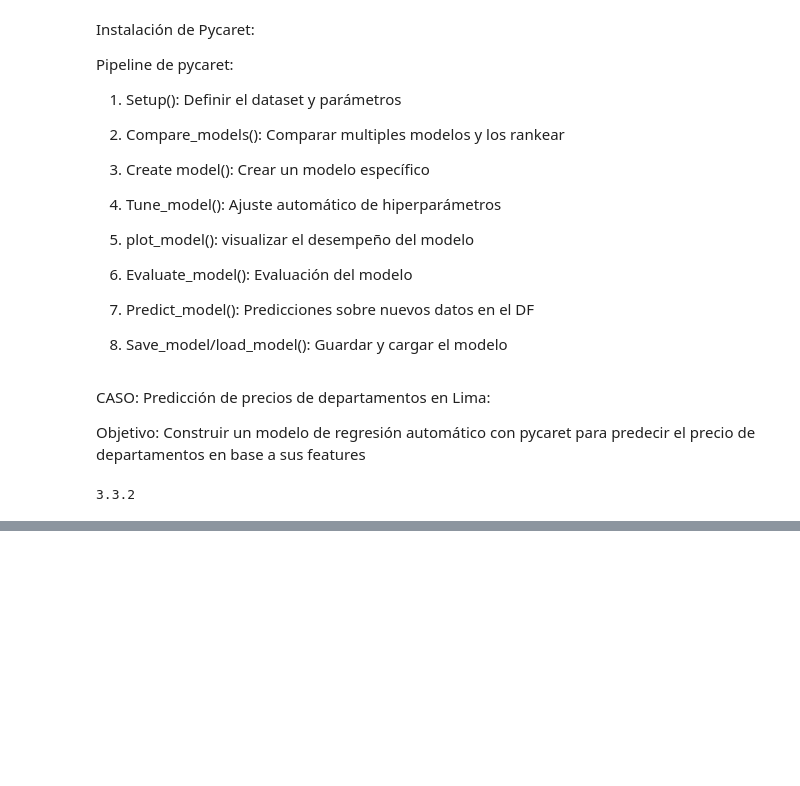
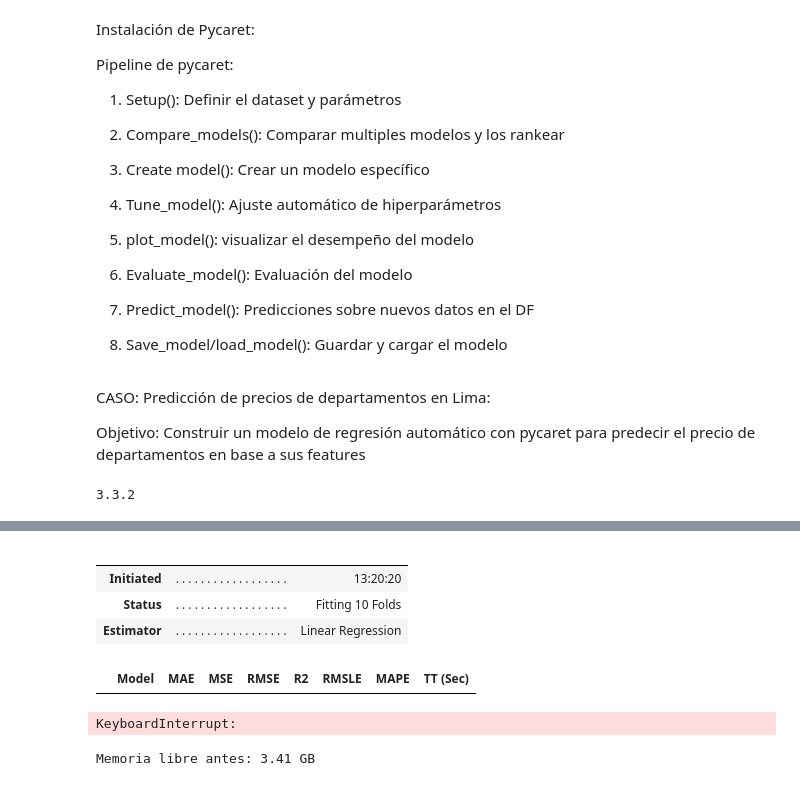
Before and after one commit to Valeria-Bravo/Machine-Learning-Engineering, a Jupyter notebook: Material sesión 05-ML E/G8_MLE_ejemplo_clase5.ipynb, the cells around one changed output, grey strips where cells are left out. Saved outputs shown, nothing was run; the diff lists cells and outputs as text; code cells hidden in the pictures; blank space fills up the shorter version.

```diff
--- a/Material sesión 05-ML E/G8_MLE_ejemplo_clase5.ipynb
+++ b/Material sesión 05-ML E/G8_MLE_ejemplo_clase5.ipynb
@@ -42,0 +76,11 @@ df = pd.read_csv(r'C:\Users\vbravo\Downloads\Material sesión 05-ML E\03. Aplica
+# %%
+#2. Compare_models(): Comparar multiples modelos y los rankear
+best_model = compare_models()
+# %% [output]
+|  |  |  |
+|  |  |  |
+| Initiated | . . . . . . . . . . . . . . . . . . | 13:20:20 |
+| Status | . . . . . . . . . . . . . . . . . . | Fitting 10 Folds |
+| Estimator | . . . . . . . . . . . . . . . . . . | Linear Regression |
+|  | Model | MAE | MSE | RMSE | R2 | RMSLE | MAPE | TT (Sec) |
+KeyboardInterrupt:
@@ -42,0 +89,8 @@ df = pd.read_csv(r'C:\Users\vbravo\Downloads\Material sesión 05-ML E\03. Aplica
+# %%
+import gc
+import psutil
+
+gc.collect()  # limpia memoria basura
+print(f"Memoria libre antes: {psutil.virtual_memory().available / 1024**3:.2f} GB")
+# %% [output]
+Memoria libre antes: 3.41 GB
```
Also changed, not shown: parts of 6 cells of this notebook, 2 other files.
